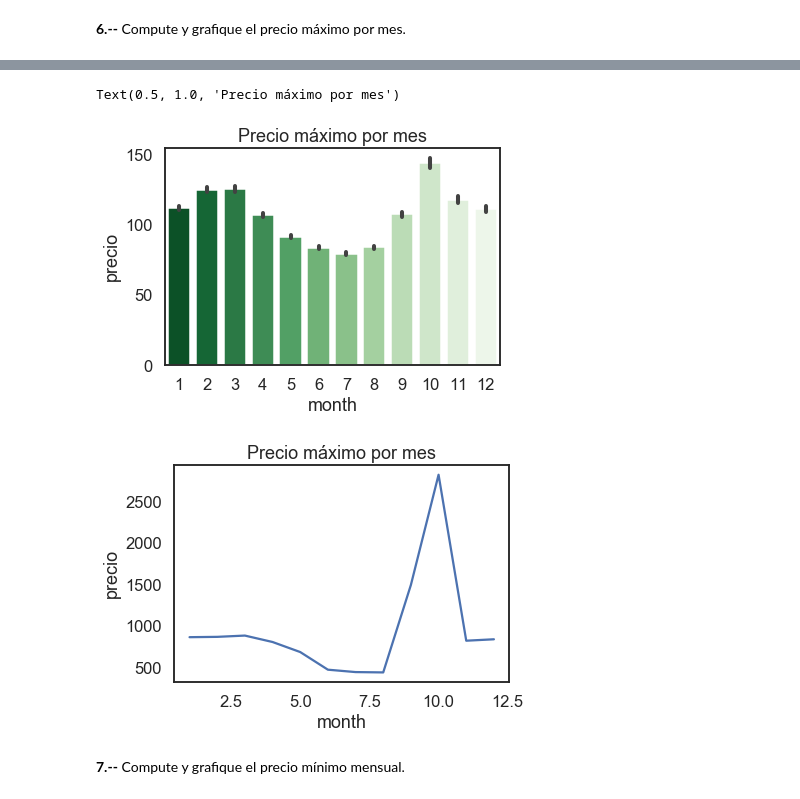
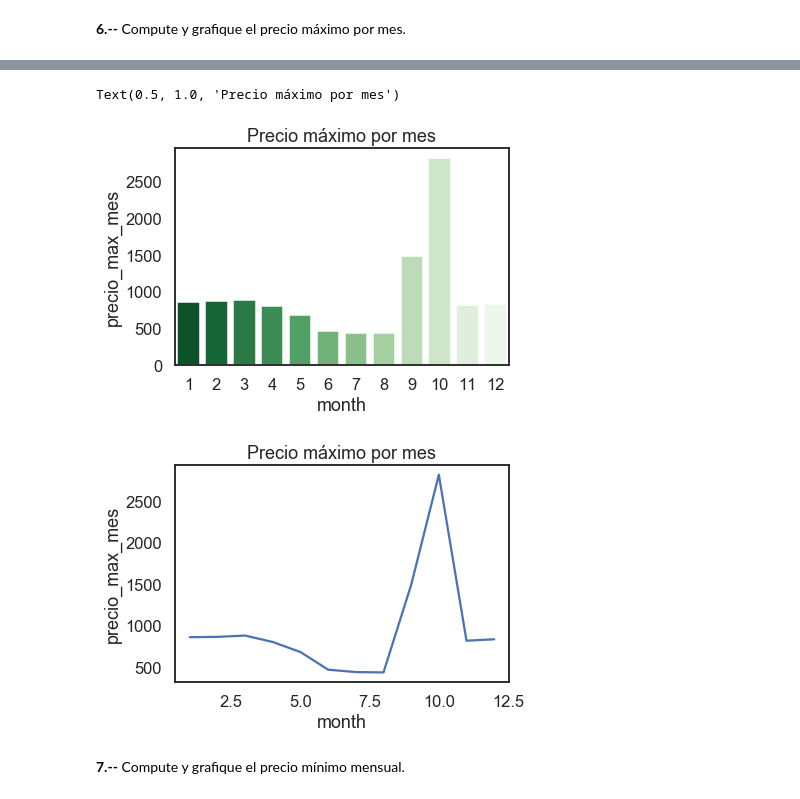
Before and after one commit to cda-2019-01/lab-analisis-exploratorio-de-datos-linagrajales, a Jupyter notebook: LAB-precios-electricidad.ipynb, the cells around one changed output, grey strips where cells are left out. Drawn from its saved outputs; the diff is of its cells as text; code cells hidden in the pictures.

```diff
--- a/LAB-precios-electricidad.ipynb
+++ b/LAB-precios-electricidad.ipynb
@@ -104,6 +113,5 @@ ax = sns.lineplot(x="day", y="precio", data=prom_diario)
 # %%
 df1['month'] = df1.fecha.dt.month
 precio_max_mes = df1.groupby(['month']).max()[['precio']].reset_index()
+precio_max_mes = precio_max_mes.rename(columns={'precio':'precio_max_mes'})
 precio_max_mes.head()
-x=df1['month']
-y=df1['precio']
@@ -110,12 +134,14 @@ y=df1['precio']
 # %%
+x=precio_max_mes['month']
+y=precio_max_mes['precio_max_mes']
 sns.set(style="white", context="talk")
 sns.barplot(x=x, y=y, palette="Greens_r").set_title("Precio máximo por mes")
 # %% [output]
 Text(0.5, 1.0, 'Precio máximo por mes')
-[figure, old version]
+[figure, new version]
 # %%
-ax = sns.lineplot(x="month", y="precio", data=precio_max_mes).set_title("Precio máximo por mes")
+ax = sns.lineplot(x="month", y="precio_max_mes", data=precio_max_mes).set_title("Precio máximo por mes")
 # %% [output]
-[figure, old version]
+[figure, new version]
 # %% [markdown]
 **7.--** Compute y grafique el precio mínimo mensual.
```
Also changed, not shown: parts of 31 cells of this notebook.
